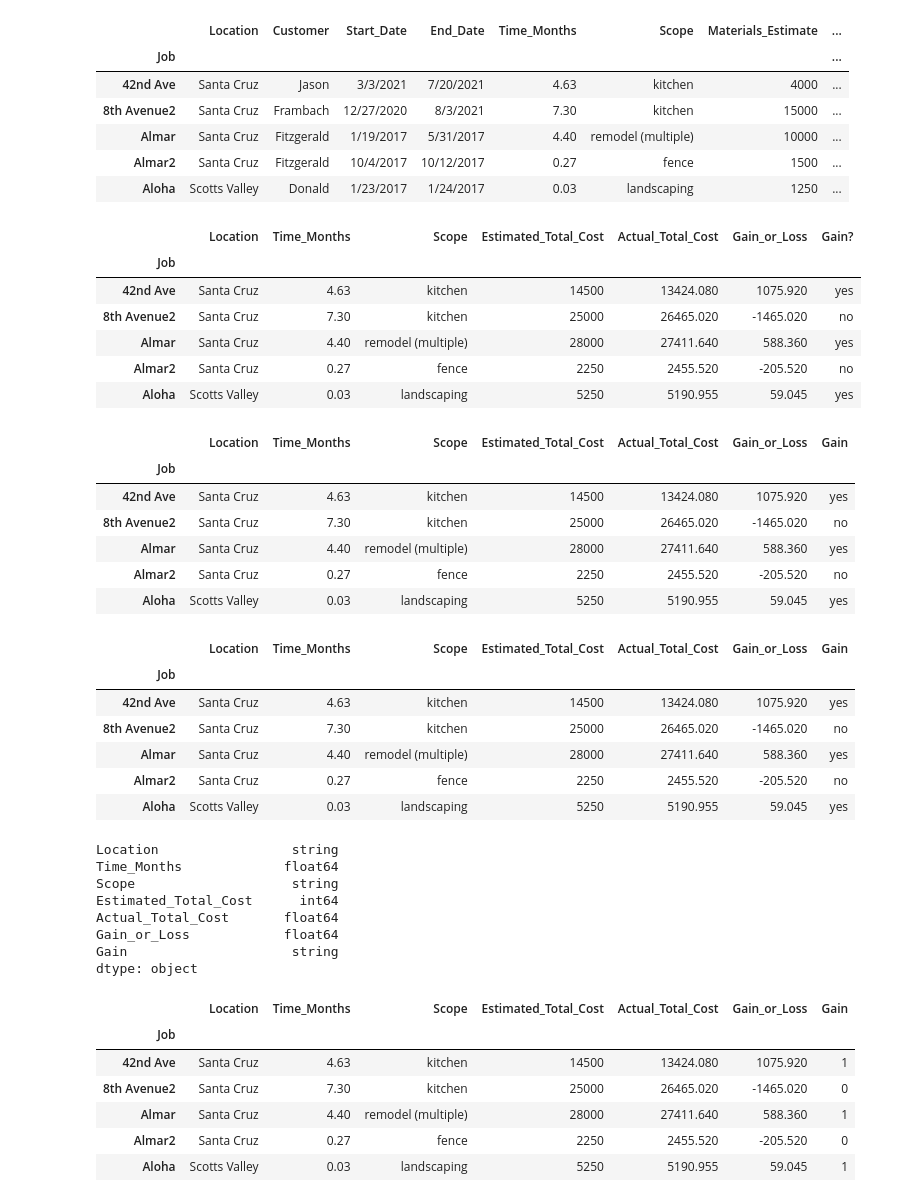
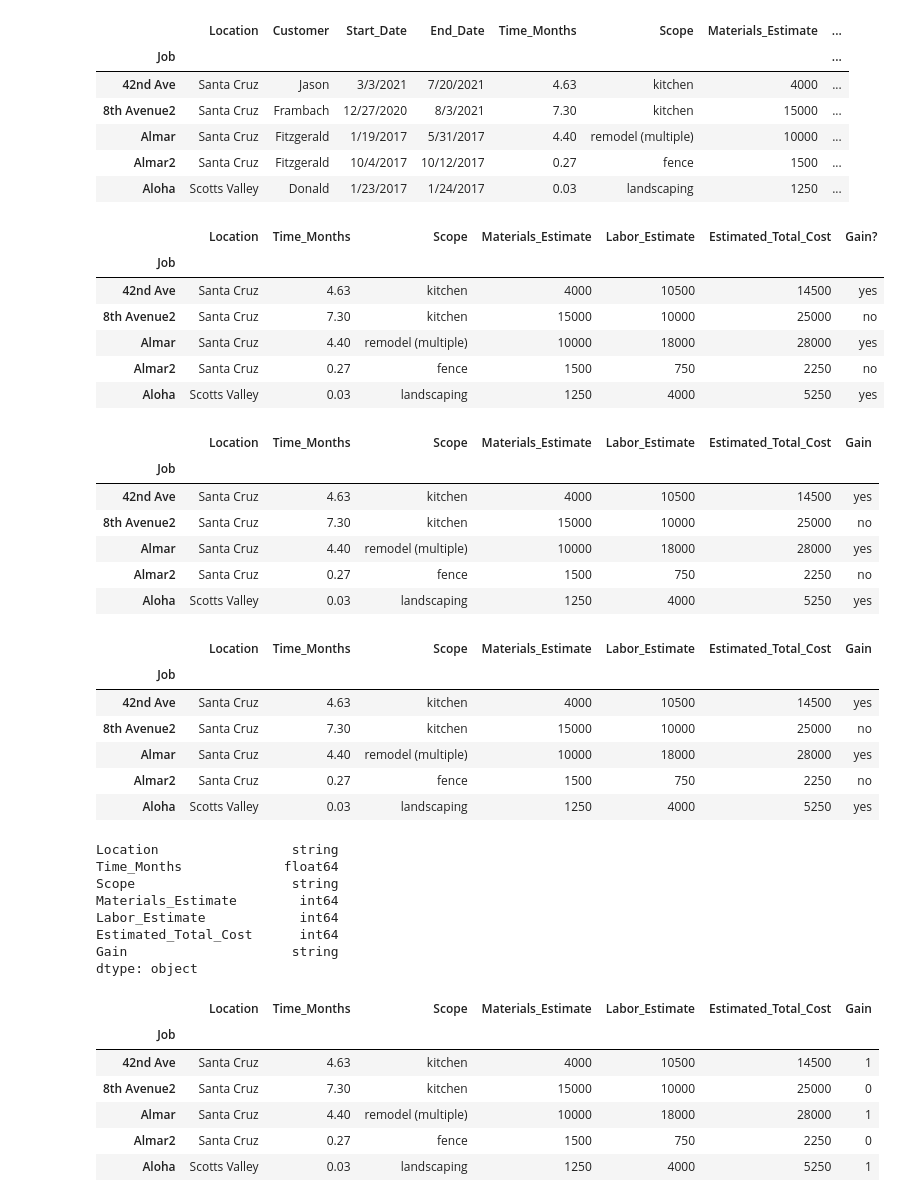
Before and after one commit to lesliefinlayson/Small_Business_Analysis, a Jupyter notebook: logistic_regression.ipynb, the cells around one changed output. Cells and saved outputs as stored; diff of their text form; code cells hidden in the pictures.

```diff
--- a/logistic_regression.ipynb
+++ b/logistic_regression.ipynb
@@ -46,28 +46,28 @@ model_df.head()
 | Aloha | Scotts Valley | Donald | 1/23/2017 | 1/24/2017 | 0.03 | landscaping | 1250 | ... |
 # %%
 #drop unnecessary columns
-model_df=model_df.drop(columns=['Customer', 'Start_Date', 'End_Date', 'Materials_Estimate', 'Materials_Actual_Cost', 'Labor_Estimate', 'Actual_Labor_Costs'])
+model_df=model_df.drop(columns=['Customer', 'Start_Date', 'End_Date', 'Materials_Actual_Cost', 'Actual_Labor_Costs', 'Actual_Total_Cost', 'Gain_or_Loss'])
 model_df.head()
 # %% [output]
-|  | Location | Time_Months | Scope | Estimated_Total_Cost | Actual_Total_Cost | Gain_or_Loss | Gain? |
+|  | Location | Time_Months | Scope | Materials_Estimate | Labor_Estimate | Estimated_Total_Cost | Gain? |
 | Job |  |  |  |  |  |  |  |
-| 42nd Ave | Santa Cruz | 4.63 | kitchen | 14500 | 13424.080 | 1075.920 | yes |
-| 8th Avenue2 | Santa Cruz | 7.30 | kitchen | 25000 | 26465.020 | -1465.020 | no |
-| Almar | Santa Cruz | 4.40 | remodel (multiple) | 28000 | 27411.640 | 588.360 | yes |
-| Almar2 | Santa Cruz | 0.27 | fence | 2250 | 2455.520 | -205.520 | no |
-| Aloha | Scotts Valley | 0.03 | landscaping | 5250 | 5190.955 | 59.045 | yes |
+| 42nd Ave | Santa Cruz | 4.63 | kitchen | 4000 | 10500 | 14500 | yes |
+| 8th Avenue2 | Santa Cruz | 7.30 | kitchen | 15000 | 10000 | 25000 | no |
+| Almar | Santa Cruz | 4.40 | remodel (multiple) | 10000 | 18000 | 28000 | yes |
+| Almar2 | Santa Cruz | 0.27 | fence | 1500 | 750 | 2250 | no |
+| Aloha | Scotts Valley | 0.03 | landscaping | 1250 | 4000 | 5250 | yes |
 # %%
 #rename Gain? column
 model_df.rename(columns = {"Gain?": "Gain"}, inplace = True)
 model_df.head()
 # %% [output]
-|  | Location | Time_Months | Scope | Estimated_Total_Cost | Actual_Total_Cost | Gain_or_Loss | Gain |
+|  | Location | Time_Months | Scope | Materials_Estimate | Labor_Estimate | Estimated_Total_Cost | Gain |
 | Job |  |  |  |  |  |  |  |
-| 42nd Ave | Santa Cruz | 4.63 | kitchen | 14500 | 13424.080 | 1075.920 | yes |
-| 8th Avenue2 | Santa Cruz | 7.30 | kitchen | 25000 | 26465.020 | -1465.020 | no |
-| Almar | Santa Cruz | 4.40 | remodel (multiple) | 28000 | 27411.640 | 588.360 | yes |
-| Almar2 | Santa Cruz | 0.27 | fence | 2250 | 2455.520 | -205.520 | no |
-| Aloha | Scotts Valley | 0.03 | landscaping | 5250 | 5190.955 | 59.045 | yes |
+| 42nd Ave | Santa Cruz | 4.63 | kitchen | 4000 | 10500 | 14500 | yes |
+| 8th Avenue2 | Santa Cruz | 7.30 | kitchen | 15000 | 10000 | 25000 | no |
+| Almar | Santa Cruz | 4.40 | remodel (multiple) | 10000 | 18000 | 28000 | yes |
+| Almar2 | Santa Cruz | 0.27 | fence | 1500 | 750 | 2250 | no |
+| Aloha | Scotts Valley | 0.03 | landscaping | 1250 | 4000 | 5250 | yes |
 # %%
 #convert to format model can use
 #convert object types to strings
@@ -76,22 +76,22 @@ model_df['Location'] = model_df['Location'].astype("string")
 model_df['Scope'] = model_df['Scope'].astype("string")
 model_df.head()
 # %% [output]
-|  | Location | Time_Months | Scope | Estimated_Total_Cost | Actual_Total_Cost | Gain_or_Loss | Gain |
+|  | Location | Time_Months | Scope | Materials_Estimate | Labor_Estimate | Estimated_Total_Cost | Gain |
 | Job |  |  |  |  |  |  |  |
-| 42nd Ave | Santa Cruz | 4.63 | kitchen | 14500 | 13424.080 | 1075.920 | yes |
-| 8th Avenue2 | Santa Cruz | 7.30 | kitchen | 25000 | 26465.020 | -1465.020 | no |
-| Almar | Santa Cruz | 4.40 | remodel (multiple) | 28000 | 27411.640 | 588.360 | yes |
-| Almar2 | Santa Cruz | 0.27 | fence | 2250 | 2455.520 | -205.520 | no |
-| Aloha | Scotts Valley | 0.03 | landscaping | 5250 | 5190.955 | 59.045 | yes |
+| 42nd Ave | Santa Cruz | 4.63 | kitchen | 4000 | 10500 | 14500 | yes |
+| 8th Avenue2 | Santa Cruz | 7.30 | kitchen | 15000 | 10000 | 25000 | no |
+| Almar | Santa Cruz | 4.40 | remodel (multiple) | 10000 | 18000 | 28000 | yes |
+| Almar2 | Santa Cruz | 0.27 | fence | 1500 | 750 | 2250 | no |
+| Aloha | Scotts Valley | 0.03 | landscaping | 1250 | 4000 | 5250 | yes |
 # %%
 model_df.dtypes
 # %% [output]
 Location                 string
 Time_Months             float64
 Scope                    string
+Materials_Estimate        int64
+Labor_Estimate            int64
 Estimated_Total_Cost      int64
-Actual_Total_Cost       float64
-Gain_or_Loss            float64
 Gain                     string
 dtype: object
 # %%
@@ -106,13 +106,13 @@ def change_string(gain):
 model_df['Gain'] = model_df['Gain'].apply(change_string)
 model_df.head()
 # %% [output]
-|  | Location | Time_Months | Scope | Estimated_Total_Cost | Actual_Total_Cost | Gain_or_Loss | Gain |
+|  | Location | Time_Months | Scope | Materials_Estimate | Labor_Estimate | Estimated_Total_Cost | Gain |
 | Job |  |  |  |  |  |  |  |
-| 42nd Ave | Santa Cruz | 4.63 | kitchen | 14500 | 13424.080 | 1075.920 | 1 |
-| 8th Avenue2 | Santa Cruz | 7.30 | kitchen | 25000 | 26465.020 | -1465.020 | 0 |
-| Almar | Santa Cruz | 4.40 | remodel (multiple) | 28000 | 27411.640 | 588.360 | 1 |
-| Almar2 | Santa Cruz | 0.27 | fence | 2250 | 2455.520 | -205.520 | 0 |
-| Aloha | Scotts Valley | 0.03 | landscaping | 5250 | 5190.955 | 59.045 | 1 |
+| 42nd Ave | Santa Cruz | 4.63 | kitchen | 4000 | 10500 | 14500 | 1 |
+| 8th Avenue2 | Santa Cruz | 7.30 | kitchen | 15000 | 10000 | 25000 | 0 |
+| Almar | Santa Cruz | 4.40 | remodel (multiple) | 10000 | 18000 | 28000 | 1 |
+| Almar2 | Santa Cruz | 0.27 | fence | 1500 | 750 | 2250 | 0 |
+| Aloha | Scotts Valley | 0.03 | landscaping | 1250 | 4000 | 5250 | 1 |
 # %%
 #transform Location column
 def new_column(row):
```
Also changed, not shown: parts of 6 cells of this notebook.
